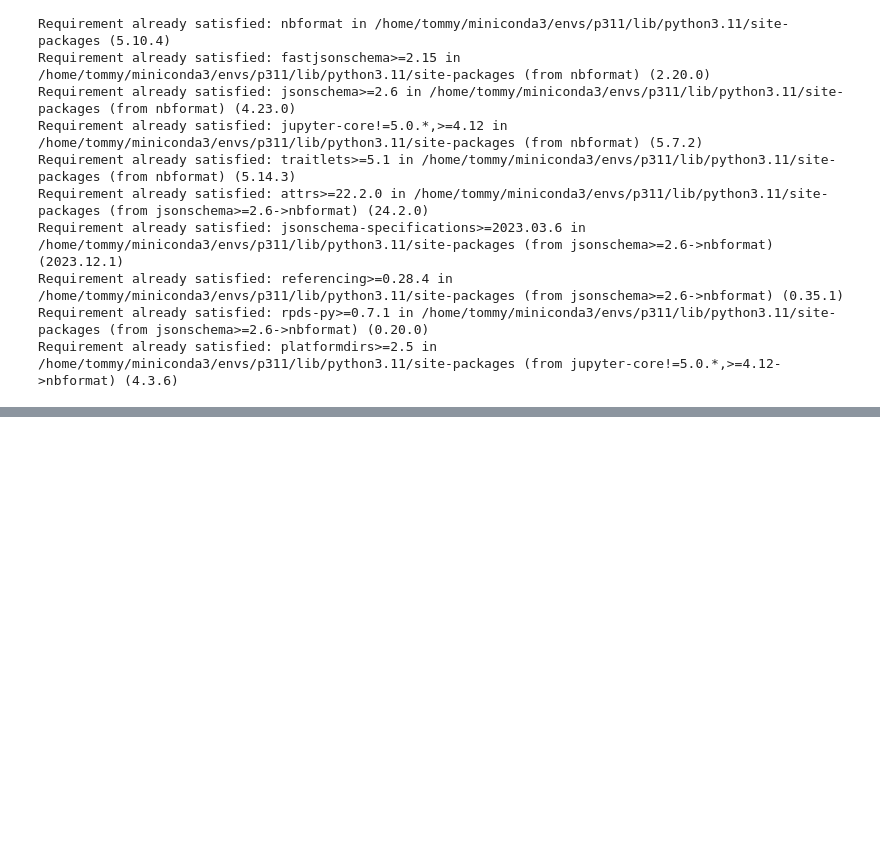
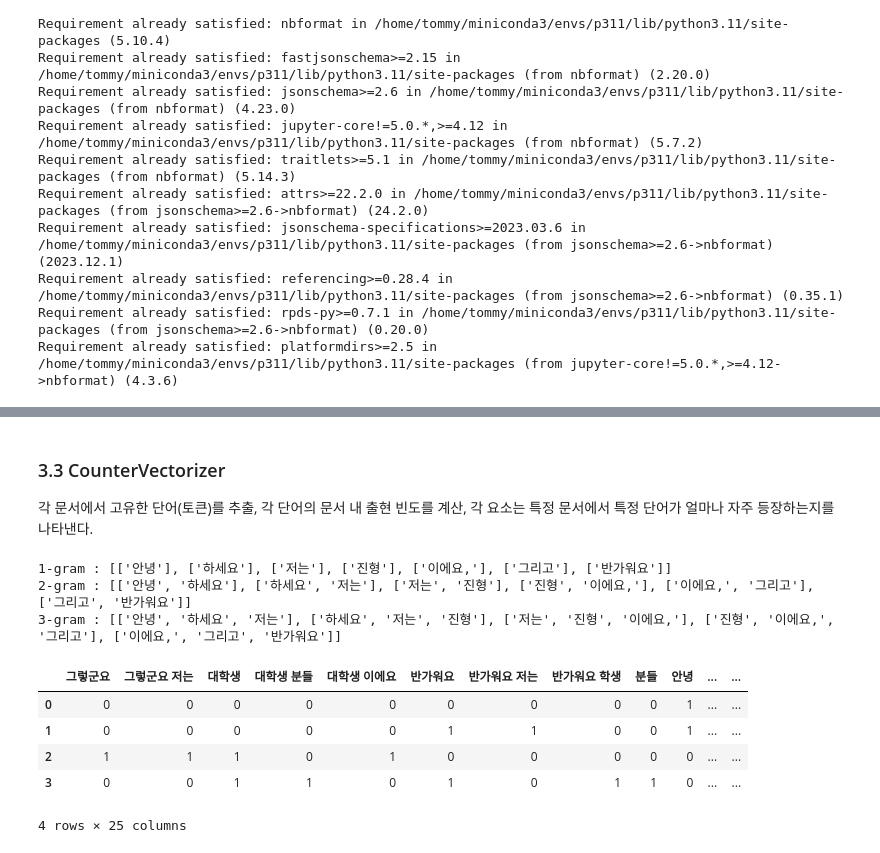
Before and after one commit to tommyjin2894/ai_study, a Jupyter notebook: code/00_math.ipynb, the cells around one changed output, grey strips where cells are left out. Saved outputs shown, nothing was run; the diff lists cells and outputs as text; code cells hidden in the pictures; blank space fills up the shorter version.

```diff
--- a/code/00_math.ipynb
+++ b/code/00_math.ipynb
@@ -121,0 +170,42 @@ fig.show()
+# %%
+TEXT = ['안녕 하세요 저는 진형 입니다.',
+        '안녕 반가워요 저는 학생 이에요.',
+        '그렇군요 저는 대학생 이에요.',
+        '반가워요 학생 및 대학생 분들'
+]
+
+TXT = "안녕 하세요 저는 진형 이에요, 그리고 반가워요"
+# %% [markdown]
+### 3.3 CounterVectorizer
+
+각 문서에서 고유한 단어(토큰)를 추출, 각 단어의 문서 내 출현 빈도를 계산, 각 요소는 특정 문서에서 특정 단어가 얼마나 자주 등장하는지를 나타낸다.
+# %%
+tf_vectorizer = CountVectorizer(min_df=1, ngram_range=(1,2))
+tf_features = tf_vectorizer.fit_transform(TEXT)
+features = np.array(tf_features.todense())
+# %%
+import nltk
+from nltk import ngrams
+
+def getNgramWord(N,txt):
+    txt = txt.split()
+    ngrams = [txt[i:i+N] for i in range(len(txt)-N+1)]
+    return ngrams
+
+print("1-gram : " + str(getNgramWord(1, TXT))) # unigram
+print("2-gram : " + str(getNgramWord(2, TXT))) # bigram
+print("3-gram : " + str(getNgramWord(3, TXT))) # trigram
+
+feature_names = tf_vectorizer.get_feature_names_out()
+df = pd.DataFrame(data=features, columns=feature_names)
+display(df)
+# %% [output]
+1-gram : [['안녕'], ['하세요'], ['저는'], ['진형'], ['이에요,'], ['그리고'], ['반가워요']]
+2-gram : [['안녕', '하세요'], ['하세요', '저는'], ['저는', '진형'], ['진형', '이에요,'], ['이에요,', '그리고'], ['그리고', '반가워요']]
+3-gram : [['안녕', '하세요', '저는'], ['하세요', '저는', '진형'], ['저는', '진형', '이에요,'], ['진형', '이에요,', '그리고'], ['이에요,', '그리고', '반가워요']]
+|  | 그렇군요 | 그렇군요 저는 | 대학생 | 대학생 분들 | 대학생 이에요 | 반가워요 | 반가워요 저는 | 반가워요 학생 | 분들 | 안녕 | ... | ... |
+| 0 | 0 | 0 | 0 | 0 | 0 | 0 | 0 | 0 | 0 | 1 | ... | ... |
+| 1 | 0 | 0 | 0 | 0 | 0 | 1 | 1 | 0 | 0 | 1 | ... | ... |
+| 2 | 1 | 1 | 1 | 0 | 1 | 0 | 0 | 0 | 0 | 0 | ... | ... |
+| 3 | 0 | 0 | 1 | 1 | 0 | 1 | 0 | 1 | 1 | 0 | ... | ... |
+4 rows × 25 columns
```
Also changed, not shown: parts of 11 cells of this notebook.
